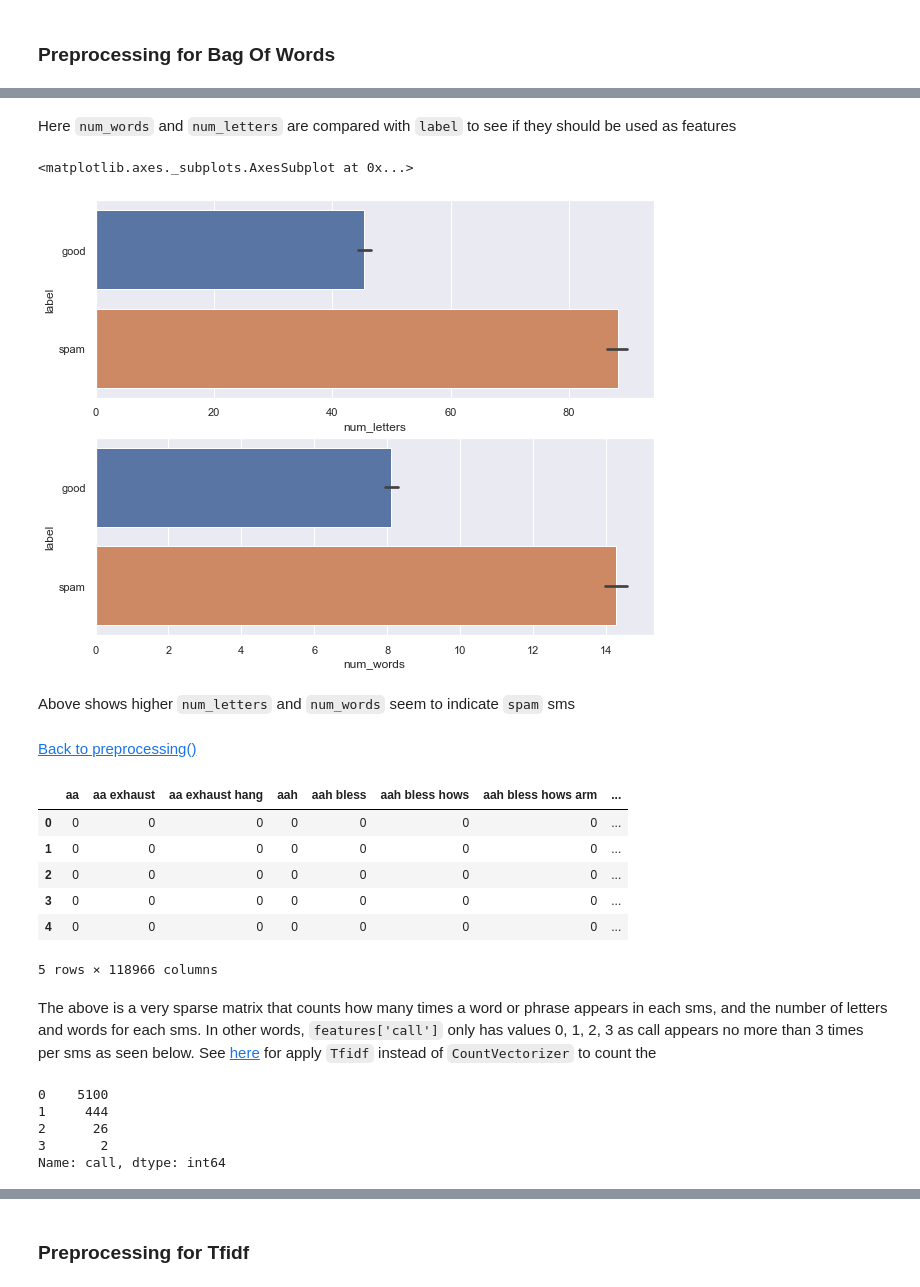
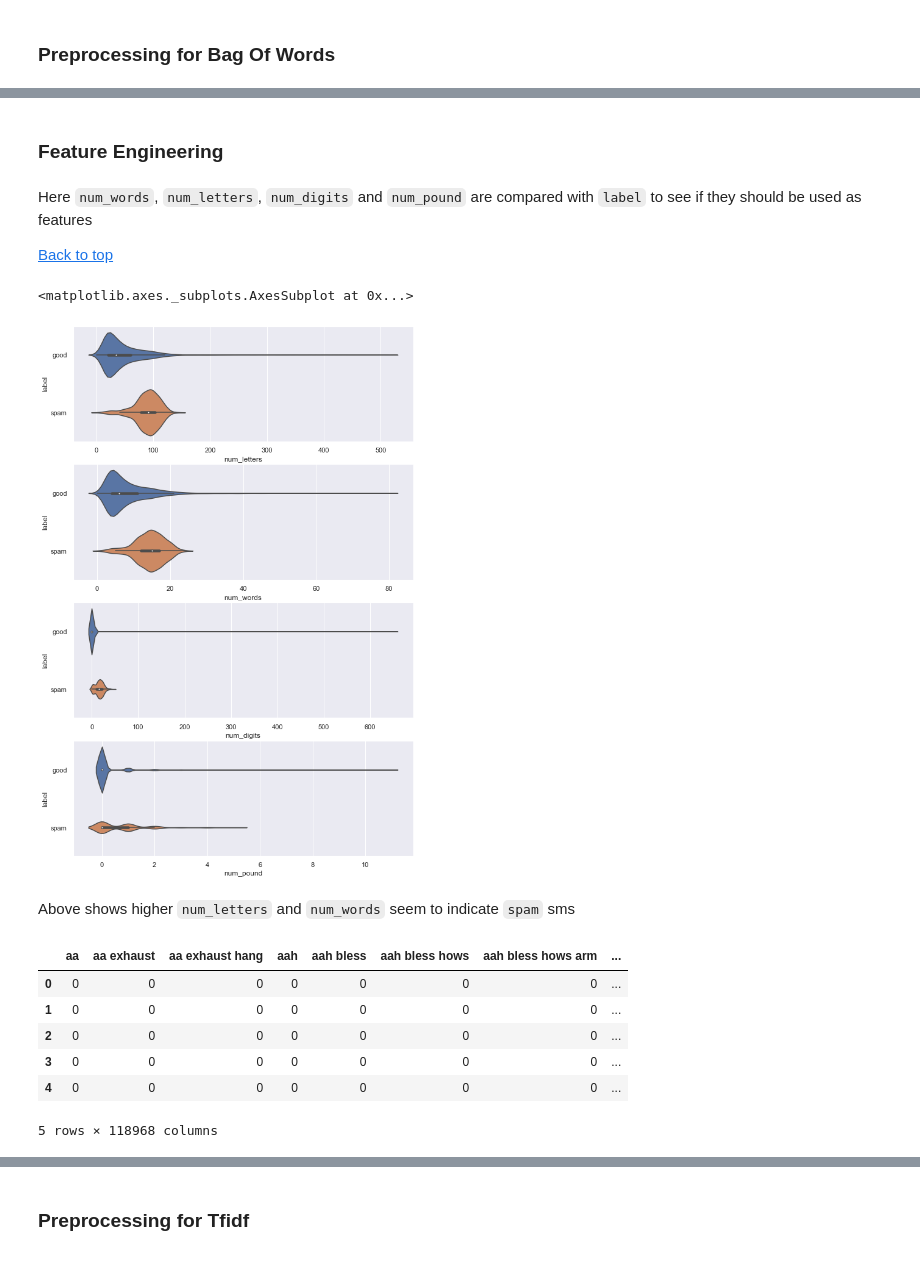
Before and after one commit to NicholasGoh/1016, a Jupyter notebook: Assignment/Spam_Detection.ipynb, the cells around one changed output, grey strips where cells are left out. Cells and saved outputs as stored; diff of their text form; code cells hidden in the pictures.

```diff
--- a/Assignment/Spam_Detection.ipynb
+++ b/Assignment/Spam_Detection.ipynb
@@ -194,8 +126,10 @@ See <a href='#countvectorizer'>here</a> for the result
 # %%
+import numpy as np
 # vectorize allows for vector input into function
 v_preprocess = np.vectorize(preprocess)
 
-cleanData, num_words, num_letters = v_preprocess(smsData['text'])
+cleanData, num_words, num_letters, num_digits = v_preprocess(smsData['text'])
+
 # apply CountVectorizer, counting each word and phrase up to 5 words long
 cv = CountVectorizer(min_df=0., max_df=1., analyzer = 'word', ngram_range = (1, 5))
 cv_matrix = cv.fit_transform(cleanData)
@@ -203,31 +137,45 @@ cv_matrix = cv_matrix.toarray()
 
 # get all unique words in the corpus
 vocab = cv.get_feature_names()
+# %% [markdown]
+<a id='featureengineering'></a>
+### Feature Engineering
 # %% [markdown]
-Here `num_words` and `num_letters` are compared with `label` to see if they should be used as features
+Here `num_words`, `num_letters`, `num_digits` and `num_pound` are compared with `label` to see if they should be used as features
+
+<a href='#top'>Back to top</a>
 # %%
+import matplotlib.pyplot as plt
+import seaborn as sb
+sb.set()
+
 smsData['num_words'] = num_words
 smsData['num_letters'] = num_letters
+smsData['num_digits'] = num_digits
+smsData['num_pound'] = smsData['text'].apply(lambda x: len([x for y in str(x) if y=='!']))
 byLetters = smsData.sort_values(by = 'num_letters', ascending = False)
 byWords = smsData.sort_values(by = 'num_letters', ascending = False)
+byDigits = smsData.sort_values(by = 'num_digits', ascending = False)
+byPound = smsData.sort_values(by = 'num_pound', ascending = False)
 
-f, axes = plt.subplots(2, 1, figsize = (10, 8))
+f, axes = plt.subplots(4, 1, figsize = (10, 16))
 
-sb.barplot(x = 'num_letters', y = 'label', data = byLetters, ax = axes[0])
-sb.barplot(x = 'num_words', y = 'label', data = byWords, ax = axes[1])
+sb.violinplot(x = 'num_letters', y = 'label', data = byLetters, ax = axes[0])
+sb.violinplot(x = 'num_words', y = 'label', data = byWords, ax = axes[1])
+sb.violinplot(x = 'num_digits', y = 'label', data = byDigits, ax = axes[2])
+sb.violinplot(x = 'num_pound', y = 'label', data = byPound, ax = axes[3])
 # %% [output]
 <matplotlib.axes._subplots.AxesSubplot at 0x...>
-[figure, old version]
+[figure, new version]
 # %% [markdown]
 Above shows higher `num_letters` and `num_words` seem to indicate `spam` sms
-# %% [markdown]
-<a id='countvectorizerresult'></a>
-<a href='#preprocessingbagofwords'>Back to preprocessing()</a>
 # %%
-# show document feature vectors
+# peak at current features
 features = pd.DataFrame(cv_matrix, columns=vocab)
 features['num_words'] = num_words
 features['num_letters'] = num_letters
+features['num_digits'] = num_digits
+features['num_pound'] = smsData['num_pound']
 features.head()
 # %% [output]
 |  | aa | aa exhaust | aa exhaust hang | aah | aah bless | aah bless hows | aah bless hows arm | ... |
@@ -236,16 +184,4 @@ features.head()
 | 2 | 0 | 0 | 0 | 0 | 0 | 0 | 0 | ... |
 | 3 | 0 | 0 | 0 | 0 | 0 | 0 | 0 | ... |
 | 4 | 0 | 0 | 0 | 0 | 0 | 0 | 0 | ... |
-5 rows × 118966 columns
+5 rows × 118968 columns
-# %% [markdown]
-The above is a very sparse matrix that counts how many times a word or phrase appears in each sms, and the number of letters and words for each sms. In other words, `features['call']` only has values 0, 1, 2, 3 as call appears no more than 3 times per sms as seen below.
-<a id='#countvectorizerresult'></a>
-See <a href='#preprocessingtfidf'>here</a> for apply `Tfidf` instead of `CountVectorizer` to count the
-# %%
-features.call.value_counts()
-# %% [output]
-0    5100
-1     444
-2      26
-3       2
-Name: call, dtype: int64
```
Also changed, not shown: parts of 78 cells of this notebook.
